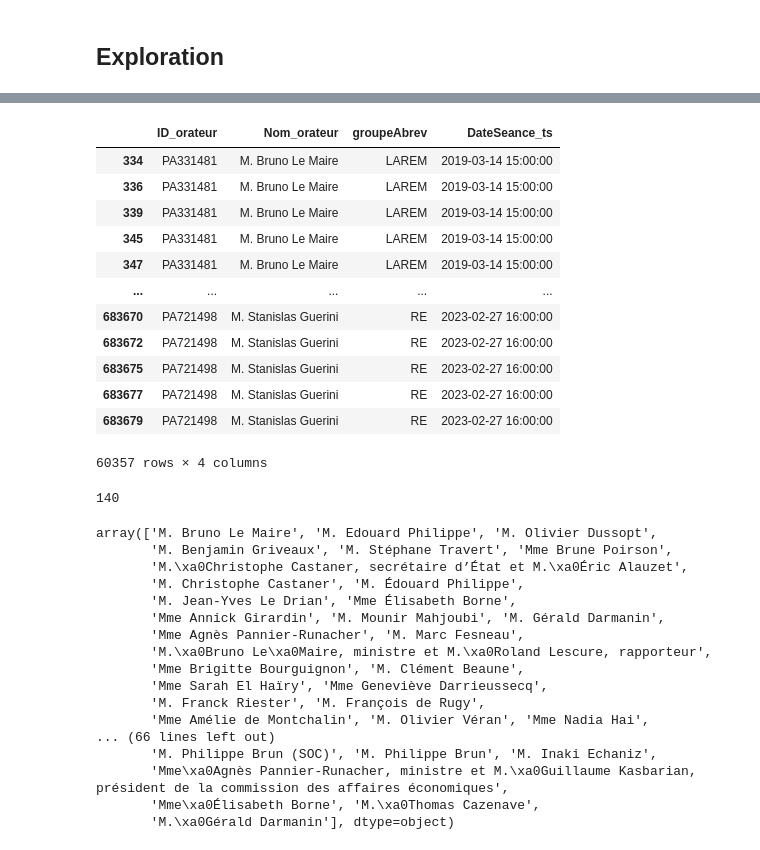
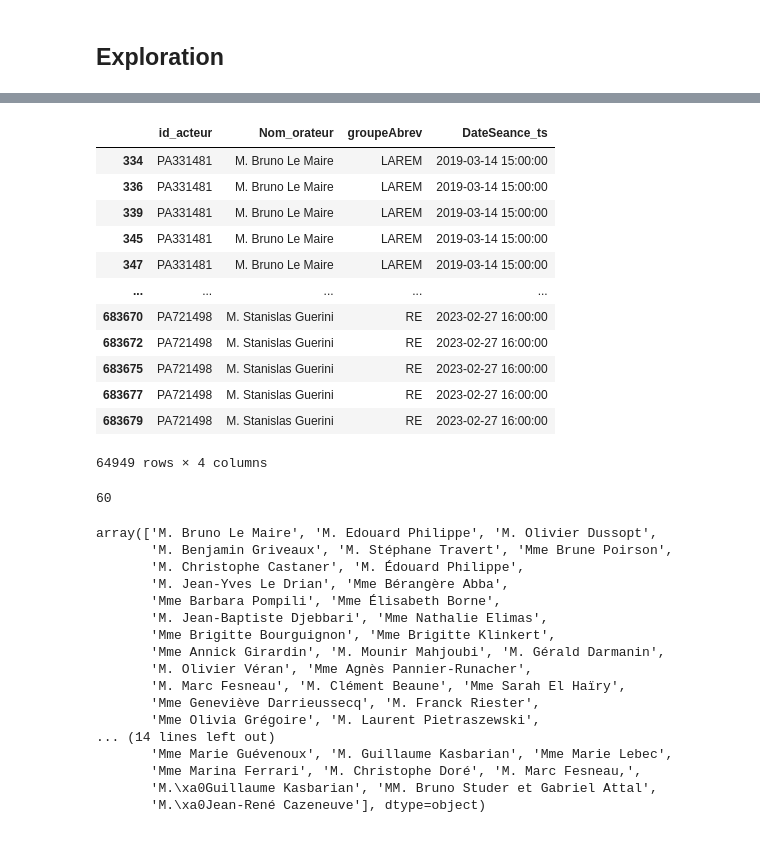
Before and after one commit to Matthias-Levalet/republique-cest-quoi, a Jupyter notebook: notebooks/2_clean_filter.ipynb, the cells around one changed output, grey strips where cells are left out. Saved outputs shown, nothing was run; the diff lists cells and outputs as text; code cells hidden in the pictures.

Commit message:
improve affiliation matching (coorect date bug) and clean up id_orateur/id_acteur usage

```diff
--- a/notebooks/2_clean_filter.ipynb
+++ b/notebooks/2_clean_filter.ipynb
@@ -106,10 +118,9 @@ df_affiliation = pd.read_csv(
 recodage = {
     "RE": "REN",
     "LAREM": "REN",
-    "DEM": "MODEM",
-    "SOC": "PS",
-    "SOC-A": "PS",
-    "NG": "PS",
+    "MODEM": "DEM",
+    "SOC": "SOC-A",
+    "NG": "SOC-A",
     "LFI-NUPES": "LFI",
     "FI": "LFI",
     "UDI-AGIR": "UDI",
@@ -118,8 +129,7 @@ recodage = {
     "UDI_I": "UDI",
     "UDI-I": "UDI",
     "ECOLO": "ECO",
-    "GDR-NUPES": "PCF",
-    "GDR": "PCF",
+    "GDR-NUPES": "GDR",
     "LT": "LIOT",
     # Garde pour trace mais pas nécessaire car pas de changement
     # "LIOT": "LIOT",
@@ -128,6 +138,7 @@ recodage = {
     # "MODEM": "MODEM",
     # "LFI": "LFI",
     # "HOR": "HOR",
+    # "DEM": "DEM",
 }
 
 df_affiliation["libelleAbrev"] = df_affiliation["libelleAbrev"].astype(str).str.strip()
@@ -157,7 +168,7 @@ aff_by_mp = {
 
 
 def get_parti_for_row(row):
-    mp = row.get("ID_orateur")  # correspond au mpId
+    mp = row.get("id_acteur")  # correspond au mpId
     # gérer le cas des orateurs non députés ou autre type intervention
     if pd.isna(mp) or mp not in aff_by_mp:
         return None
@@ -167,15 +178,15 @@ def get_parti_for_row(row):
         return None
     # retourner l'affiliation qui colle à la date d'intervention
     for rec in aff_by_mp[mp]:
-        if rec["dateDebut"] <= ts <= rec["dateFin"]:
+        # attention : .normalize() pour ignorer l'heure car sinon hors des bornes de fin
+        if rec["dateDebut"] <= ts.normalize() <= rec["dateFin"]:
             return rec["parti_recod"]
     return None
 
 
 # appliquer
 df["parti_affiliation"] = df.apply(get_parti_for_row, axis=1)
-# nope ne pas fill (car aussi des interv non députés ou autre type code parole)
-# df["parti_affiliation"] = df["parti_affiliation"].fillna("UNKNOWN") # TODO: NOPE !! (NA CASES quand pas ID_orateur))
+# ne pas fill (car aussi des interv non députés ou autre type code parole)
 
 
 # Pas parfait mais pour avoir une idée :
@@ -208,7 +219,7 @@ liste_NI_RN = [
     "PA720798",
 ]
 
-df.loc[df["ID_orateur"].isin(liste_NI_RN), "parti_affiliation"] = "RN"
+df.loc[df["id_acteur"].isin(liste_NI_RN), "parti_affiliation"] = "RN"
 # %%
 df["parti_affiliation"].value_counts()
 # %% [output]
@@ -298,3 +262,19 @@ Name: count, dtype: int64
+# %%
+def nettoyer_nom(texte):
+    if not isinstance(texte, str):
+        return texte
+    # Supprimer les balises HTML/XML
+    texte = re.sub(r"<[^>]+>", "", texte)
+    # Supprimer contenu entre parenthèses
+    texte = re.sub(r"\([^)]*\)", "", texte)
+    # Supprimer les espaces multiples
+    texte = re.sub(r"\s+", " ", texte).strip()
+    # uniformise pour avoir les bons apostrophes (nécessaire pour regex)
+    texte = texte.replace("’", "'")
+    return texte
+
+
+df["Nom_orateur_clean"] = df["Nom_orateur"].apply(nettoyer_nom)
 # %% [markdown]
 ## Export
 # %%
@@ -341,7 +369,7 @@ df_missing_affil.shape
 # %%
-df_missing_affil[["ID_orateur", "Nom_orateur", "groupeAbrev", "DateSeance_ts"]]
+df_missing_affil[["id_acteur", "Nom_orateur", "groupeAbrev", "DateSeance_ts"]]
 # %% [output]
-|  | ID_orateur | Nom_orateur | groupeAbrev | DateSeance_ts |
+|  | id_acteur | Nom_orateur | groupeAbrev | DateSeance_ts |
 | 334 | PA331481 | M. Bruno Le Maire | LAREM | 2019-03-14 15:00:00 |
 | 336 | PA331481 | M. Bruno Le Maire | LAREM | 2019-03-14 15:00:00 |
 | 339 | PA331481 | M. Bruno Le Maire | LAREM | 2019-03-14 15:00:00 |
@@ -353,28 +381,30 @@ df_missing_affil[["ID_orateur", "Nom_orateur", "groupeAbrev", "DateSeance_ts"]]
 | 683675 | PA721498 | M. Stanislas Guerini | RE | 2023-02-27 16:00:00 |
 | 683677 | PA721498 | M. Stanislas Guerini | RE | 2023-02-27 16:00:00 |
 | 683679 | PA721498 | M. Stanislas Guerini | RE | 2023-02-27 16:00:00 |
-60357 rows × 4 columns
+64949 rows × 4 columns
 # %%
-df_missing_affil["Nom_orateur"].nunique()
+df_missing_affil["id_acteur"].nunique()
 # %% [output]
-140
+60
 # %%
-df_missing_affil["Nom_orateur"].unique()
+df_missing_affil[
+    "Nom_orateur"
+].unique()  # différent de nb id_acteur unique car pb d'harmonisation noms
 # %% [output]
 array(['M. Bruno Le Maire', 'M. Edouard Philippe', 'M. Olivier Dussopt',
        'M. Benjamin Griveaux', 'M. Stéphane Travert', 'Mme Brune Poirson',
-       'M.\xa0Christophe Castaner, secrétaire d’État et M.\xa0Éric Alauzet',
        'M. Christophe Castaner', 'M. Édouard Philippe',
-       'M. Jean-Yves Le Drian', 'Mme Élisabeth Borne',
+       'M. Jean-Yves Le Drian', 'Mme Bérangère Abba',
+       'Mme Barbara Pompili', 'Mme Élisabeth Borne',
+       'M. Jean-Baptiste Djebbari', 'Mme Nathalie Elimas',
+       'Mme Brigitte Bourguignon', 'Mme Brigitte Klinkert',
        'Mme Annick Girardin', 'M. Mounir Mahjoubi', 'M. Gérald Darmanin',
-       'Mme Agnès Pannier-Runacher', 'M. Marc Fesneau',
-       'M.\xa0Bruno Le\xa0Maire, ministre et M.\xa0Roland Lescure, rapporteur',
-       'Mme Brigitte Bourguignon', 'M. Clément Beaune',
-       'Mme Sarah El Haïry', 'Mme Geneviève Darrieussecq',
-       'M. Franck Riester', 'M. François de Rugy',
-       'Mme Amélie de Montchalin', 'M. Olivier Véran', 'Mme Nadia Hai',
-... (66 lines left out)
-       'M. Philippe Brun (SOC)', 'M. Philippe Brun', 'M. Inaki Echaniz',
-       'Mme\xa0Agnès Pannier-Runacher, ministre et M.\xa0Guillaume Kasbarian, président de la commission des affaires économiques',
-       'Mme\xa0Élisabeth Borne', 'M.\xa0Thomas Cazenave',
-       'M.\xa0Gérald Darmanin'], dtype=object)
+       'M. Olivier Véran', 'Mme Agnès Pannier-Runacher',
+       'M. Marc Fesneau', 'M. Clément Beaune', 'Mme Sarah El Haïry',
+       'Mme Geneviève Darrieussecq', 'M. Franck Riester',
+       'Mme Olivia Grégoire', 'M. Laurent Pietraszewski',
+... (14 lines left out)
+       'Mme Marie Guévenoux', 'M. Guillaume Kasbarian', 'Mme Marie Lebec',
+       'Mme Marina Ferrari', 'M. Christophe Doré', 'M. Marc Fesneau,',
+       'M.\xa0Guillaume Kasbarian', 'MM. Bruno Studer et Gabriel Attal',
+       'M.\xa0Jean-René Cazeneuve'], dtype=object)
```
Also changed, not shown: parts of 25 cells of this notebook.
